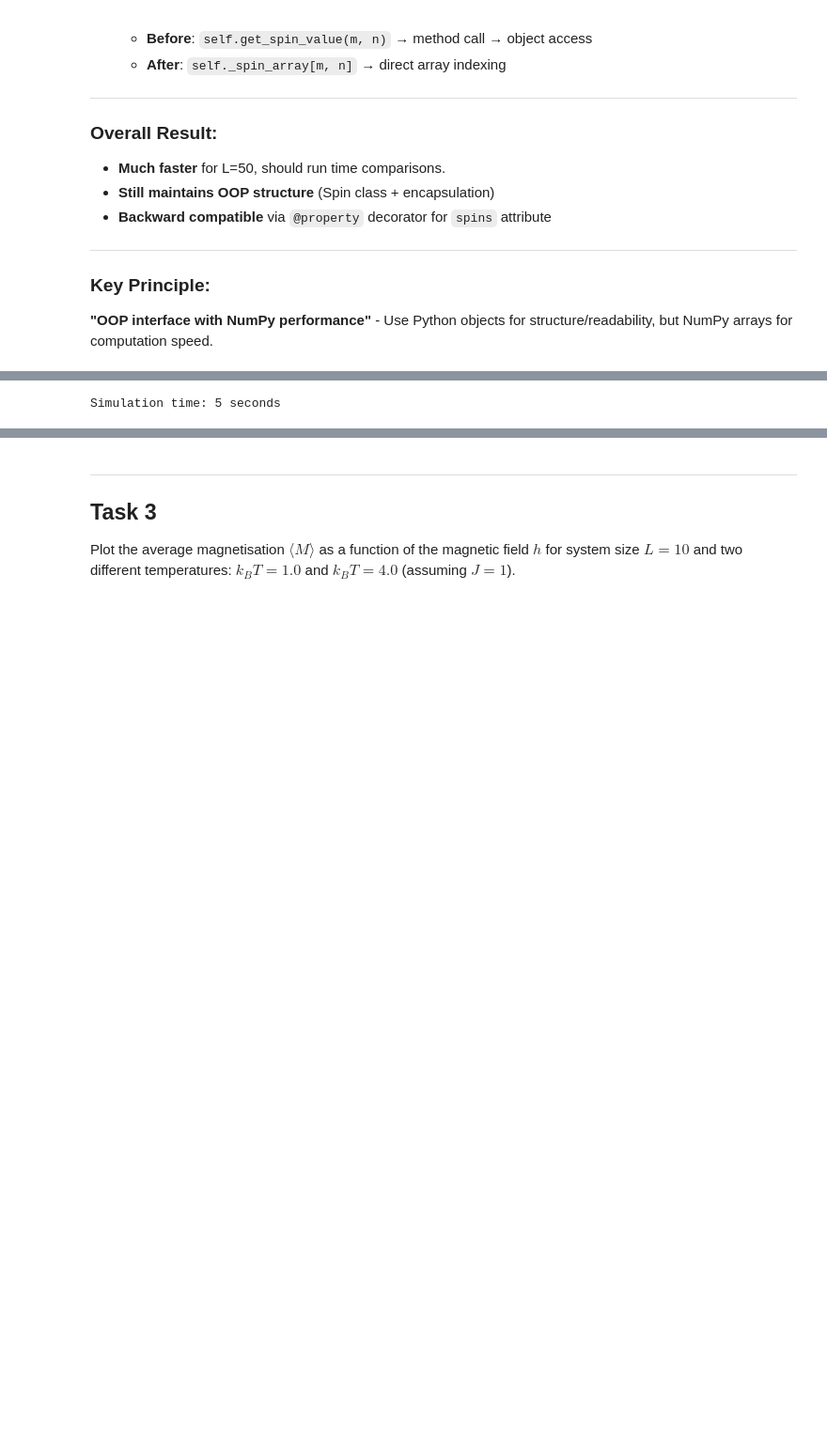
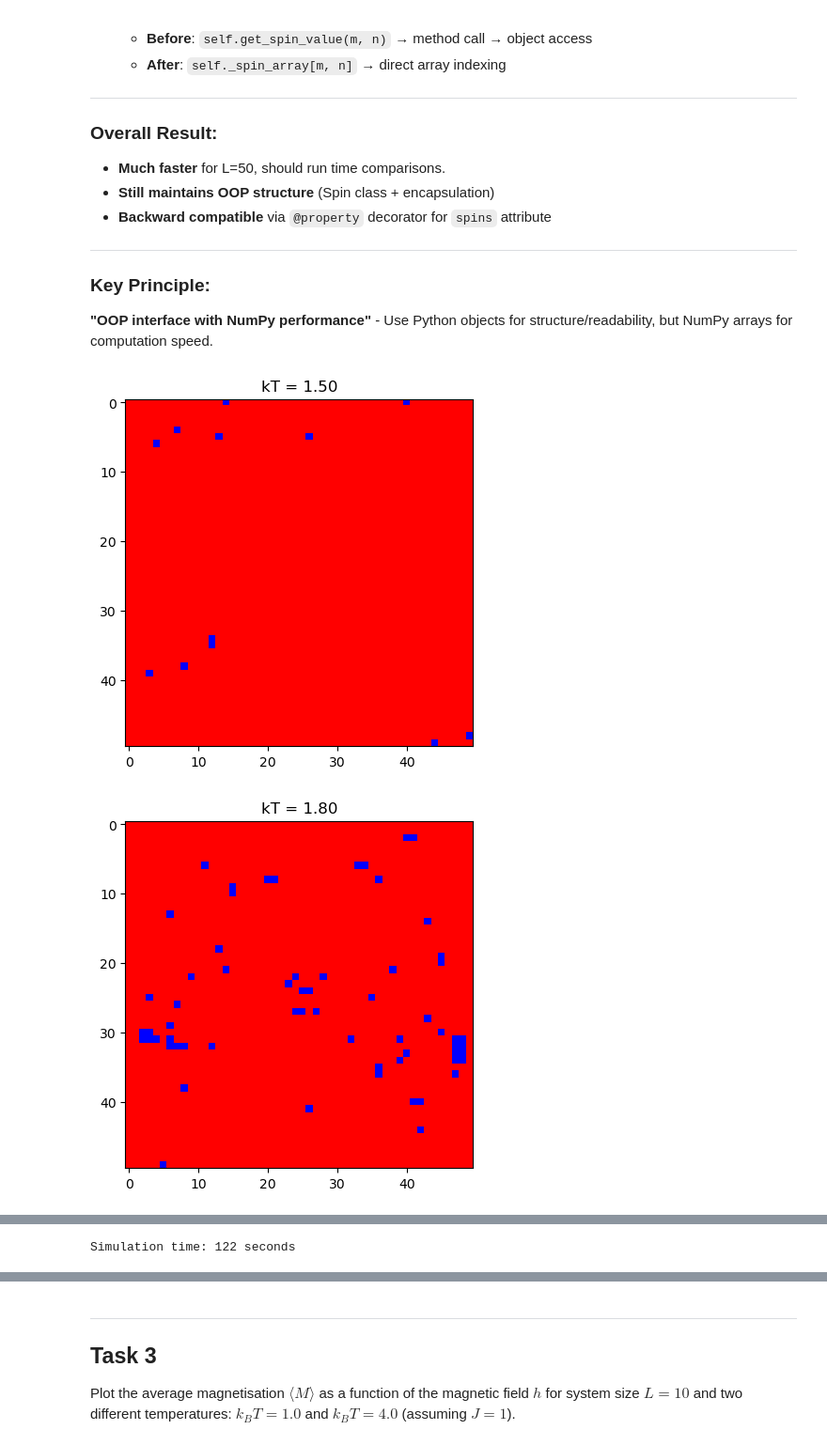
Before and after one commit to Matth3wc/Comp-Sim-Numerical-Methods, a Jupyter notebook: Part-2/Lab_3/Lab3.ipynb, the cells around one changed output, grey strips where cells are left out. Shown at 94% size. Drawn from its saved outputs; the diff is of its cells as text; code cells hidden in the pictures; blank space fills up the shorter version.

```diff
--- a/Part-2/Lab_3/Lab3.ipynb
+++ b/Part-2/Lab_3/Lab3.ipynb
@@ -461,32 +421,34 @@ class IsingLattice:
         plt.imshow(self._spin_array, cmap='bwr', interpolation='nearest')
         if kT is not None:
             plt.title(f"kT = {kT:.2f}")
         plt.show()
 
 
 
 
 # ============================================================================
 # MAIN PROGRAM
 # ============================================================================
 if __name__ == "__main__":
 
-    L = 10
+    L = 50
     temp = np.array([1.5, 1.8, 2.1, 2.2, 2.27, 2.4, 2.5, 2.7, 3.0, 3.5])
     magnetization = []
 
     # Create lattice
     lattice = IsingLattice(L)
 
     start_time = time.time()
 
     for kT in temp:
         lattice.metropolis(kT)
         mag = lattice.magnetization()
         magnetization.append(mag)
 
-        #lattice.visualize(kT)
+        lattice.visualize(kT)
 
     end_time = time.time()
     print(f"Simulation time: {int(end_time - start_time)} seconds")
 # %% [output]
+[figure, added]
+[figure, added]
@@ -493 +463 @@ if __name__ == "__main__":
-Simulation time: 5 seconds
+Simulation time: 122 seconds
```
Also changed, not shown: parts of 22 cells of this notebook, 7 other files.
